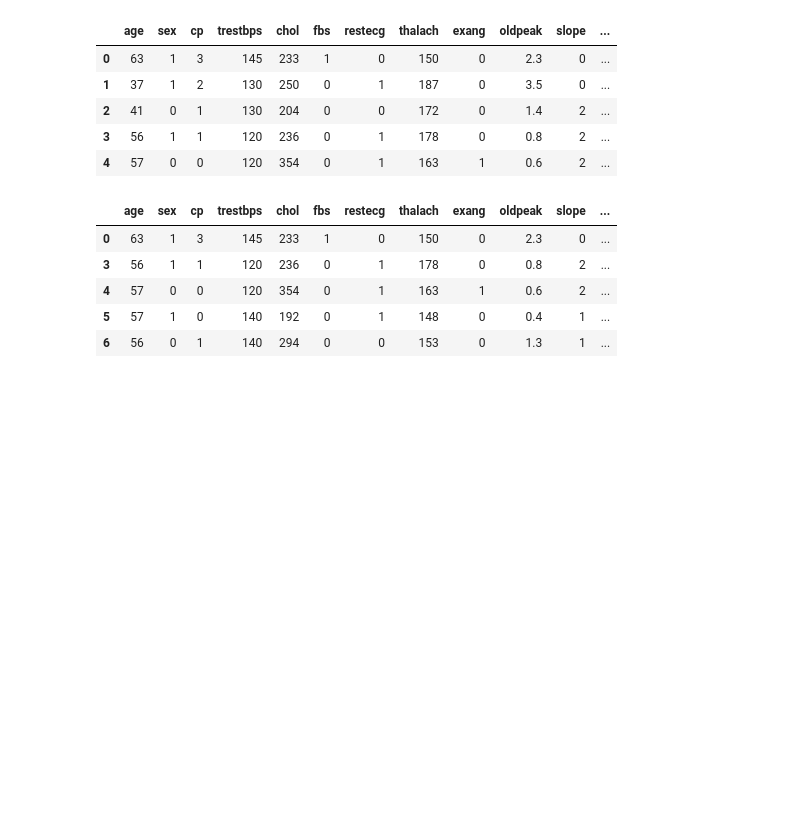
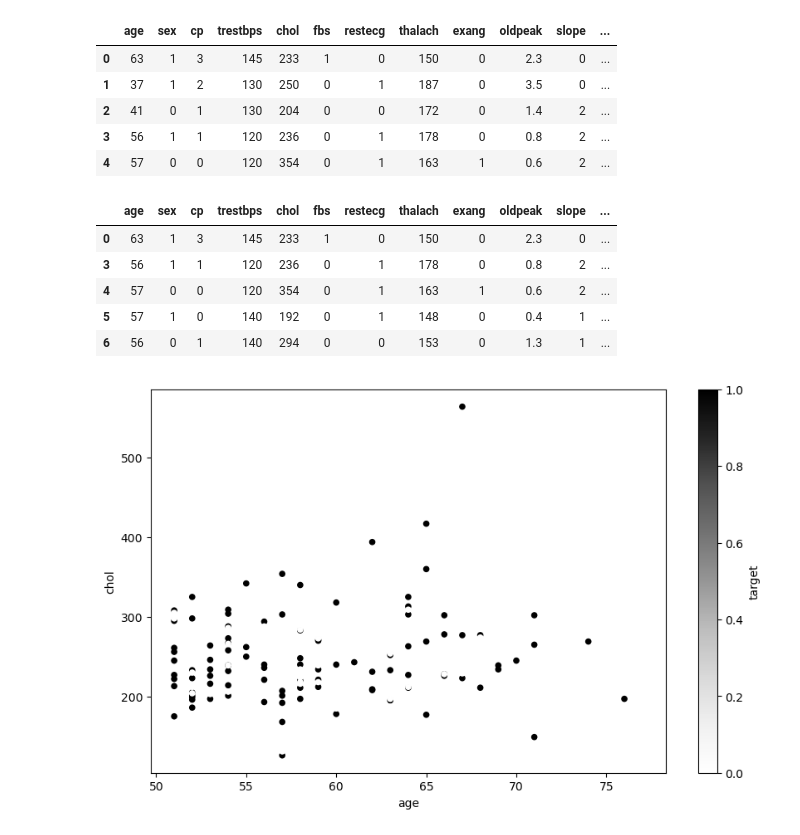
Before and after one commit to hamzazahidulislam/simple-ml, a Jupyter notebook: introduction-to-matplotlib.ipynb, the cells around one changed output. Cells and saved outputs as stored; diff of their text form; code cells hidden in the pictures; blank space fills up the shorter version.

Commit message:
add: Pyplot method & OO method

```diff
--- a/introduction-to-matplotlib.ipynb
+++ b/introduction-to-matplotlib.ipynb
@@ -493,4 +495,13 @@ over_50.head()
 | 5 | 57 | 1 | 0 | 140 | 192 | 0 | 1 | 148 | 0 | 0.4 | 1 | ... |
 | 6 | 56 | 0 | 1 | 140 | 294 | 0 | 0 | 153 | 0 | 1.3 | 1 | ... |
 # %%
-over_50.plo
+## Pyplot method
+over_50.plot(kind="scatter",
+            x="age",
+             y="chol",
+             c="target",
+             figsize=(10,6)
+            )
+plt.show()
+# %% [output]
+[figure, added]
```
Also changed, not shown: parts of 10 cells of this notebook.
